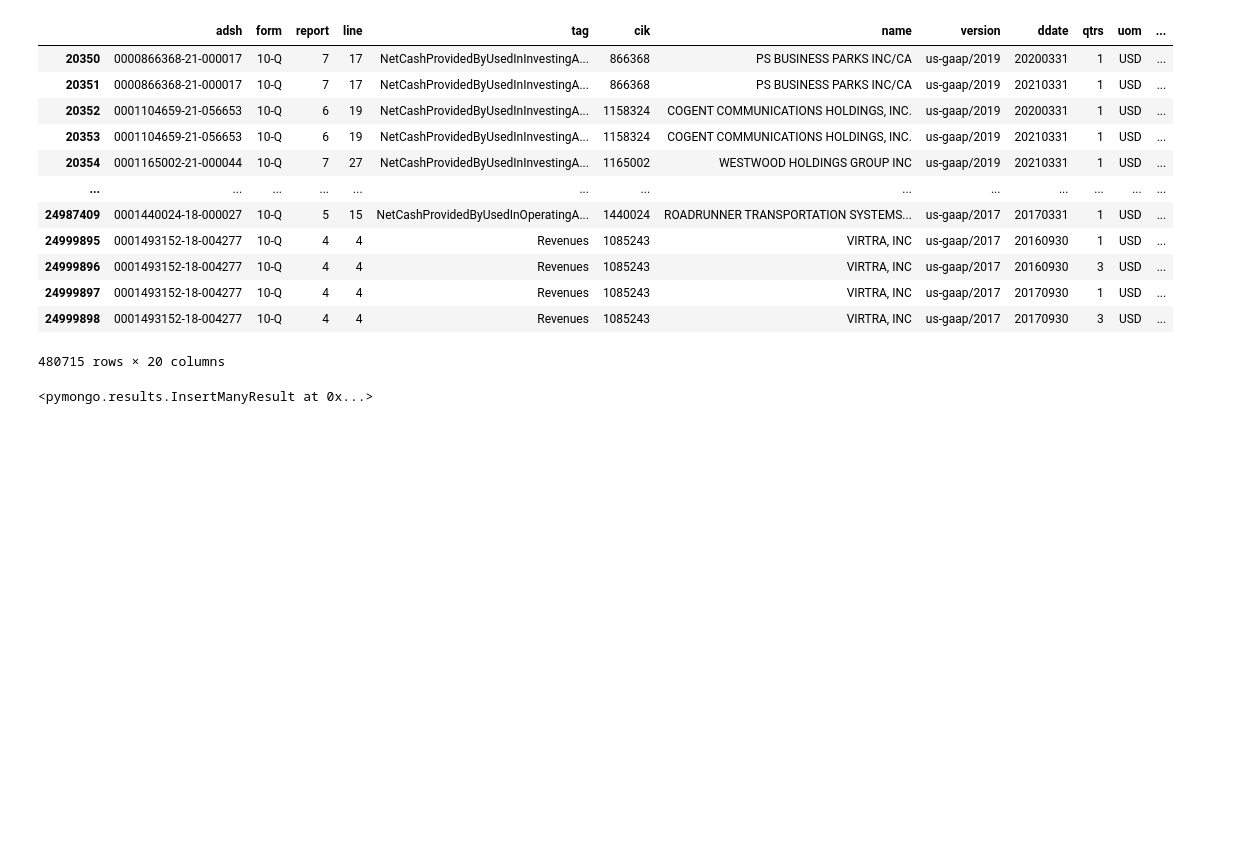
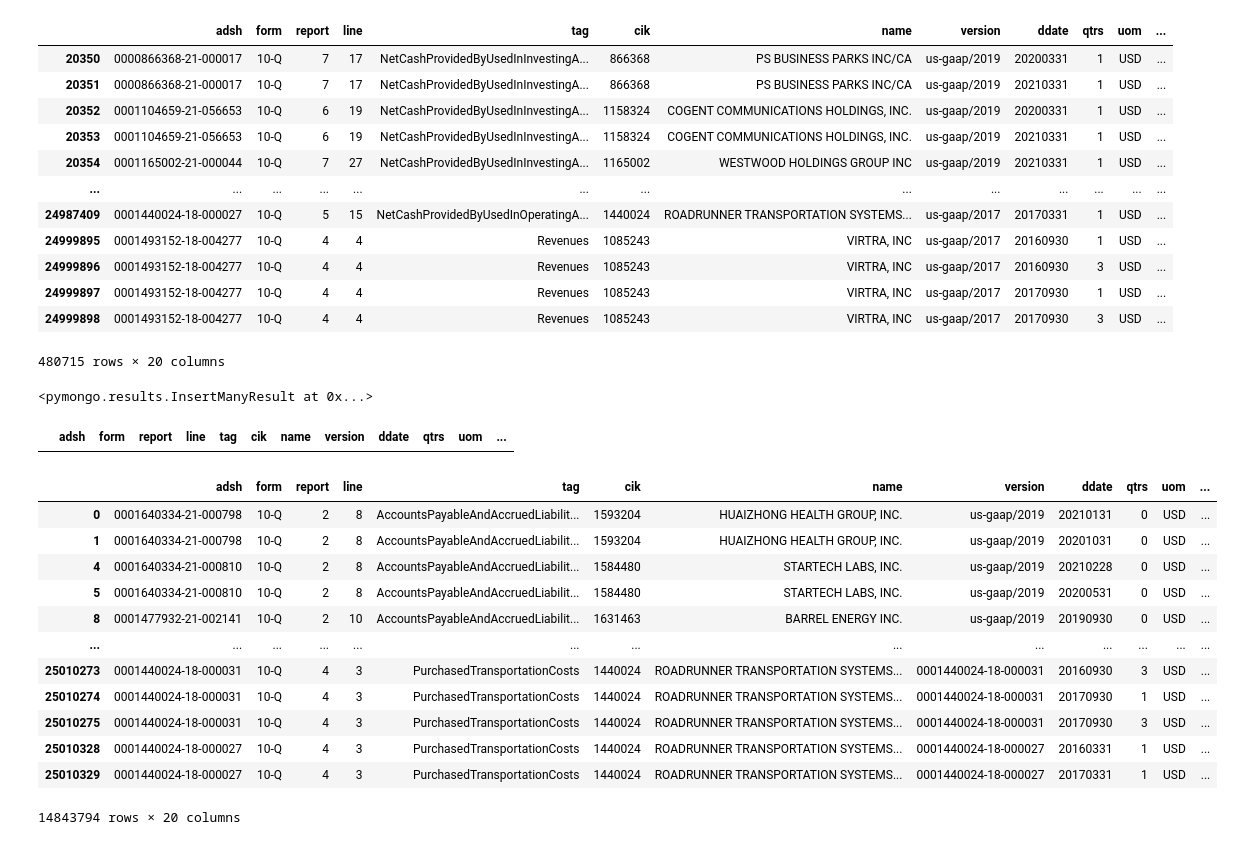
Before and after one commit to Nmack2014/sec-test-new, a Jupyter notebook: SEC_10Q_data_scratch.ipynb, the cells around one changed output. Saved outputs shown, nothing was run; the diff lists cells and outputs as text; code cells hidden in the pictures; blank space fills up the shorter version.

```diff
--- a/SEC_10Q_data_scratch.ipynb
+++ b/SEC_10Q_data_scratch.ipynb
@@ -1,6 +1,8 @@
 # %%
 import pandas as pd
 import glob
+# %%
+pd.set_option('display.max_rows', 200)
 # %%
 sub_df=pd.read_csv('2021q2/sub.txt',sep='\t', header=0)
 tag_df=pd.read_csv('2021q2/tag.txt',sep='\t', header=0)
@@ -202,0 +213,19 @@ collection.insert_many(filtered_df.to_dict('records'))
+# %%
+# %% [output]
+|  | adsh | form | report | line | tag | cik | name | version | ddate | qtrs | uom | ... |
+# %%
+test_df
+# %% [output]
+|  | adsh | form | report | line | tag | cik | name | version | ddate | qtrs | uom | ... |
+| 0 | 0001640334-21-000798 | 10-Q | 2 | 8 | AccountsPayableAndAccruedLiabilit... | 1593204 | HUAIZHONG HEALTH GROUP, INC. | us-gaap/2019 | 20210131 | 0 | USD | ... |
+| 1 | 0001640334-21-000798 | 10-Q | 2 | 8 | AccountsPayableAndAccruedLiabilit... | 1593204 | HUAIZHONG HEALTH GROUP, INC. | us-gaap/2019 | 20201031 | 0 | USD | ... |
+| 4 | 0001640334-21-000810 | 10-Q | 2 | 8 | AccountsPayableAndAccruedLiabilit... | 1584480 | STARTECH LABS, INC. | us-gaap/2019 | 20210228 | 0 | USD | ... |
+| 5 | 0001640334-21-000810 | 10-Q | 2 | 8 | AccountsPayableAndAccruedLiabilit... | 1584480 | STARTECH LABS, INC. | us-gaap/2019 | 20200531 | 0 | USD | ... |
+| 8 | 0001477932-21-002141 | 10-Q | 2 | 10 | AccountsPayableAndAccruedLiabilit... | 1631463 | BARREL ENERGY INC. | us-gaap/2019 | 20190930 | 0 | USD | ... |
+| ... | ... | ... | ... | ... | ... | ... | ... | ... | ... | ... | ... | ... |
+| 25010273 | 0001440024-18-000031 | 10-Q | 4 | 3 | PurchasedTransportationCosts | 1440024 | ROADRUNNER TRANSPORTATION SYSTEMS... | 0001440024-18-000031 | 20160930 | 3 | USD | ... |
+| 25010274 | 0001440024-18-000031 | 10-Q | 4 | 3 | PurchasedTransportationCosts | 1440024 | ROADRUNNER TRANSPORTATION SYSTEMS... | 0001440024-18-000031 | 20170930 | 1 | USD | ... |
+| 25010275 | 0001440024-18-000031 | 10-Q | 4 | 3 | PurchasedTransportationCosts | 1440024 | ROADRUNNER TRANSPORTATION SYSTEMS... | 0001440024-18-000031 | 20170930 | 3 | USD | ... |
+| 25010328 | 0001440024-18-000027 | 10-Q | 4 | 3 | PurchasedTransportationCosts | 1440024 | ROADRUNNER TRANSPORTATION SYSTEMS... | 0001440024-18-000027 | 20160331 | 1 | USD | ... |
+| 25010329 | 0001440024-18-000027 | 10-Q | 4 | 3 | PurchasedTransportationCosts | 1440024 | ROADRUNNER TRANSPORTATION SYSTEMS... | 0001440024-18-000027 | 20170331 | 1 | USD | ... |
+14843794 rows × 20 columns
```
Also changed, not shown: parts of 11 cells of this notebook, 1 other file.
